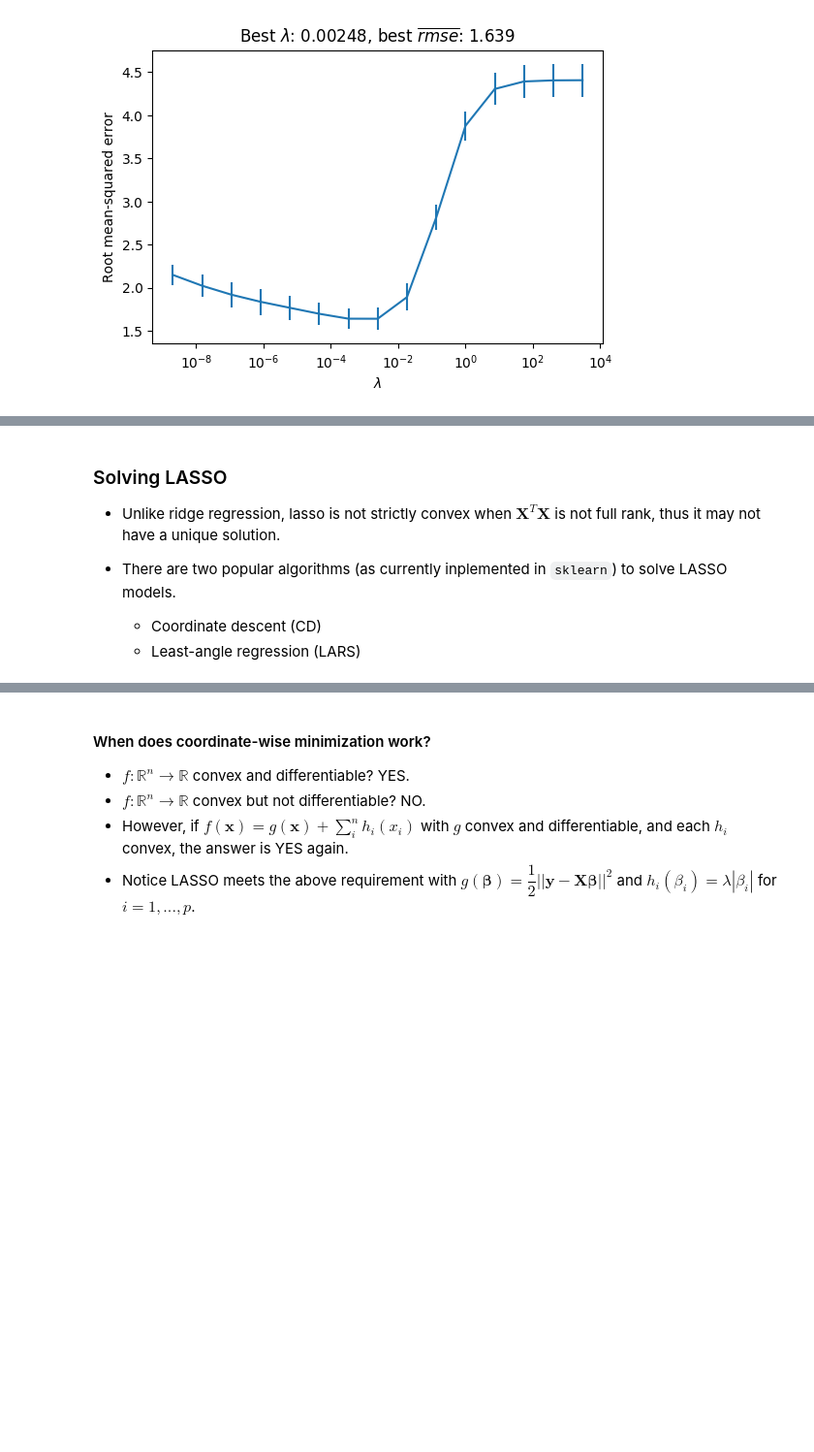
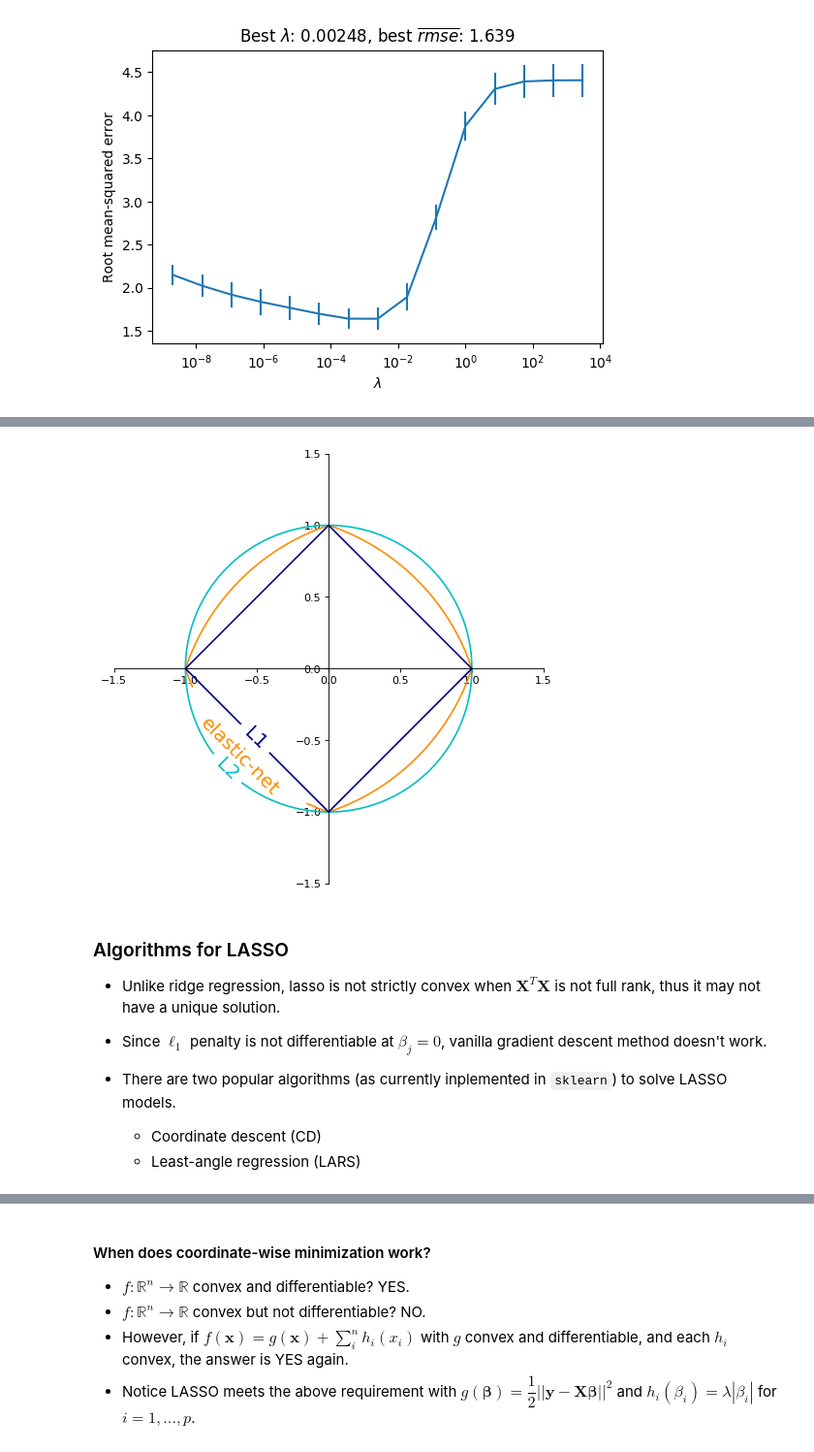
Before and after one commit to Roger-Li/ds-ml, a Jupyter notebook: Avant_Knowledge_Sharing/regularization/regularization_slides.ipynb, the cells around one changed output, grey strips where cells are left out. Shown: that part at 97% size. Cells and saved outputs as stored; diff of their text form; code cells hidden in the pictures; blank space fills up the shorter version.

Commit message:
Update notebook, add slides.html

```diff
--- a/Avant_Knowledge_Sharing/regularization/regularization_slides.ipynb
+++ b/Avant_Knowledge_Sharing/regularization/regularization_slides.ipynb
@@ -223,5 +228,44 @@ $$Loss(\mathbf{\beta}) = \frac{1}{2}\sum_{i=1}^n(y_i -\mathbf{x}_i^T\mathbf{\bet
 - LASSO stands for least absolute shrinkage and selectin operator.
     - *Shrinkage*: Similar to ridge regression, lasso penalizes large parameters and shrinks estimates towards zero
     - *Selection*: Unlike ridge, lasso actually pushes parameter estiamtes to zero and produces sparse solutions.
+# %%
+def plot_penalties():
+    """Plot L1, L2, and ElasticNet penalties
+    https://scikit-learn.org/stable/auto_examples/linear_model/plot_sgd_penalties.html#sphx-glr-auto-examples-linear-model-plot-sgd-penalties-py
+    """
+    l1_color = "navy"
+    l2_color = "c"
+    elastic_net_color = "darkorange"
+
+    line = np.linspace(-1.5, 1.5, 1001)
+    xx, yy = np.meshgrid(line, line)
+
+    l2 = xx ** 2 + yy ** 2
+    l1 = np.abs(xx) + np.abs(yy)
+    rho = 0.5
+    elastic_net = rho * l1 + (1 - rho) * l2
+
+    plt.figure(figsize=(6, 6), dpi=80)
+    ax = plt.gca()
+
+    elastic_net_contour = plt.contour(xx, yy, elastic_net, levels=[1],
+                                      colors=elastic_net_color)
+    l2_contour = plt.contour(xx, yy, l2, levels=[1], colors=l2_color)
+    l1_contour = plt.contour(xx, yy, l1, levels=[1], colors=l1_color)
+    ax.set_aspect("equal")
+    ax.spines['left'].set_position('center')
+    ax.spines['right'].set_color('none')
+    ax.spines['bottom'].set_position('center')
+    ax.spines['top'].set_color('none')
+
+    plt.clabel(elastic_net_contour, inline=1, fontsize=18,
+               fmt={1.0: 'elastic-net'}, manual=[(-1, -1)])
+    plt.clabel(l2_contour, inline=1, fontsize=18,
+               fmt={1.0: 'L2'}, manual=[(-1, -1)])
+    plt.clabel(l1_contour, inline=1, fontsize=18,
+               fmt={1.0: 'L1'}, manual=[(-1, -1)])
+
+    plt.tight_layout()
+    plt.show()
 # %% [markdown]
 ### Why does LASSO generate sparse solutions?
@@ -233,6 +280,12 @@ $$Loss(\mathbf{\beta}) = \frac{1}{2}\sum_{i=1}^n(y_i -\mathbf{x}_i^T\mathbf{\bet
+# %%
+plot_penalties()
+# %% [output]
+[figure, added]
 # %% [markdown]
-### Solving LASSO
+### Algorithms for LASSO
 - Unlike ridge regression, lasso is not strictly convex when $\mathbf{X}^T\mathbf{X}$ is not full rank, thus it may not have a unique solution.
+
+- Since $\ell_1$ penalty is not differentiable at $\beta_j=0$, vanilla gradient descent method doesn't work.
 
 - There are two popular algorithms (as currently inplemented in `sklearn`) to solve LASSO models.
     - Coordinate descent (CD)
```
Also changed, not shown: parts of 38 cells of this notebook, 1 other file.
